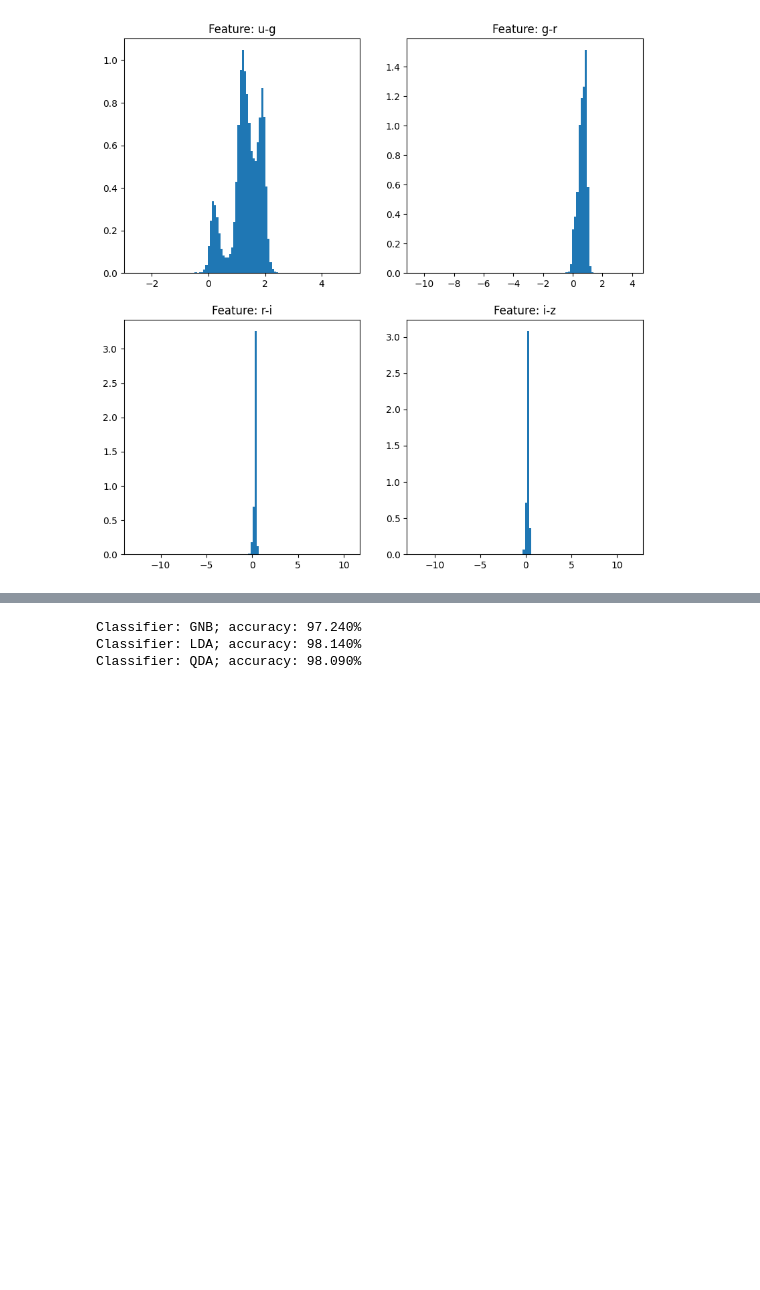
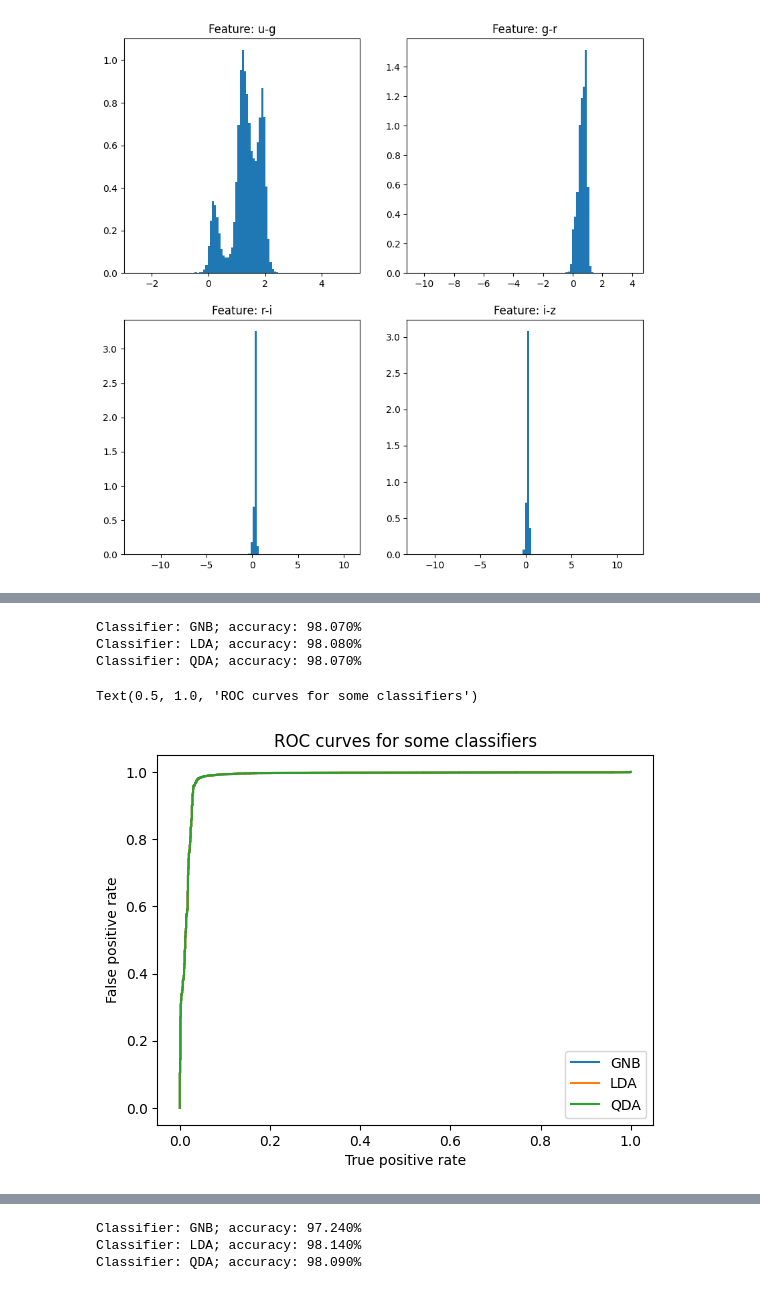
Before and after one commit to DiegoToniolo/astrostatistics_bicocca_2024, a Jupyter notebook: working/L19_GalaxiesAndQuasars.ipynb, the cells around one changed output, grey strips where cells are left out. Drawn from its saved outputs; the diff is of its cells as text; code cells hidden in the pictures; blank space fills up the shorter version.

```diff
--- a/working/L19_GalaxiesAndQuasars.ipynb
+++ b/working/L19_GalaxiesAndQuasars.ipynb
@@ -20,10 +20,10 @@ print(names)
 # %% [output]
 [['u' 'g' 'r' 'i' 'z' 'class' 'z1' 'zerr']]
 # %%
-colors = np.zeros((len(full_data[:, 0]), 4))
+colors_full = np.zeros((len(full_data[:, 0]), 4))
 labels = np.array([])
 for i in range(len(full_data[:, 0])):
-    colors[i] = np.array([float(full_data[i, 0]) - float(full_data[i, 1]), float(full_data[i, 1]) - float(full_data[i, 2]), \
+    colors_full[i] = np.array([float(full_data[i, 0]) - float(full_data[i, 1]), float(full_data[i, 1]) - float(full_data[i, 2]), \
                           float(full_data[i, 2]) - float(full_data[i, 3]), float(full_data[i, 3]) - float(full_data[i, 4])])
     if full_data[i, 5] == "GALAXY":
         labels = np.append(labels, 0)
@@ -34,7 +34,7 @@ plt.figure(figsize=(10, 10))
 title = [r"u-g", r"g-r", r"r-i", r"i-z"]
 for i in range(0, 4):
     plt.subplot(2,2,i+1)
-    plt.hist(colors[:, i], bins = 100, density=True)
+    plt.hist(colors_full[:, i], bins = 100, density=True)
     plt.title("Feature: " + title[i])
 # %% [output]
 [figure]
@@ -40,0 +52,24 @@ for i in range(0, 4):
+# %%
+colors = colors_full[:, 0][:, np.newaxis]
+# %%
+c_train, c_test, l_train, l_test = train_test_split(colors, labels, train_size = 0.8, shuffle=False)
+classifiers = [GaussianNB(), LDA(), QDA()]
+cl_names = ["GNB", "LDA", "QDA"]
+for i in range(len(classifiers)):
+    classifiers[i].fit(c_train, l_train)
+    l_probs = classifiers[i].predict_proba(c_test)[:, 0]
+    l_pred = classifiers[i].predict(c_test)
+    fps_cl, tps_cl, _ = roc_curve(l_test[:, np.newaxis], l_probs)
+    plt.plot(tps_cl, fps_cl, label=cl_names[i])
+    print("Classifier: " + cl_names[i] + "; accuracy: {:.3f}%".format(100*accuracy_score(l_test, l_pred)))
+
+plt.legend()
+plt.xlabel("True positive rate")
+plt.ylabel("False positive rate")
+plt.title("ROC curves for some classifiers")
+# %% [output]
+Classifier: GNB; accuracy: 98.070%
+Classifier: LDA; accuracy: 98.080%
+Classifier: QDA; accuracy: 98.070%
+Text(0.5, 1.0, 'ROC curves for some classifiers')
+[figure, added]
```
Also changed, not shown: parts of 31 cells of this notebook.
